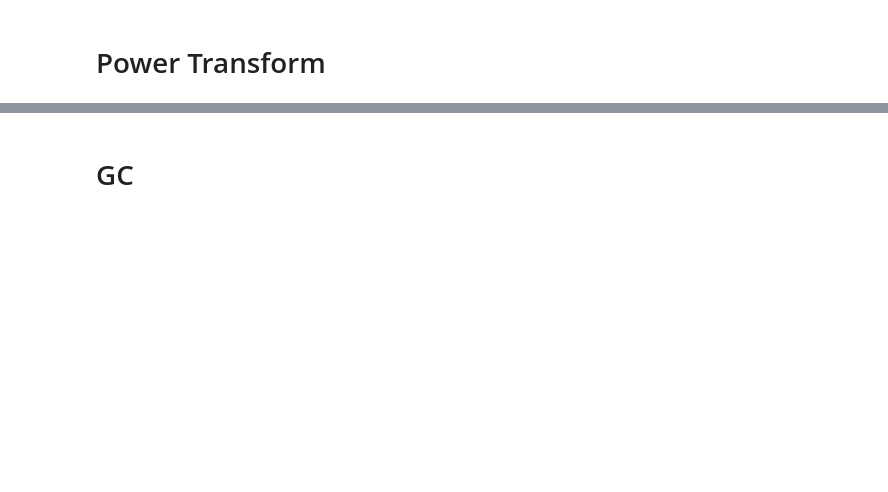
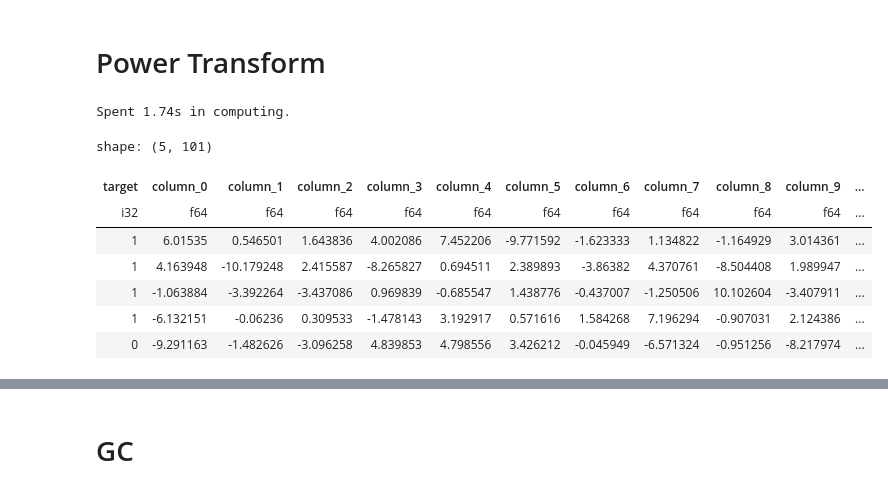
Before and after one commit to abstractqqq/dsds, a Jupyter notebook: examples/dsds_comparisons.ipynb, the cells around one changed output, grey strips where cells are left out. Drawn from its saved outputs; the diff is of its cells as text; code cells hidden in the pictures; blank space fills up the shorter version.

```diff
--- a/examples/dsds_comparisons.ipynb
+++ b/examples/dsds_comparisons.ipynb
@@ -107,7 +356,17 @@ res
 # %%
 # Eager transform.
 start = perf_counter()
-res_eager = t.power_transform(df, target = target, strategy="yeo_johnson")
+res_eager = t.power_transform(df, cols=features, strategy="yeo_johnson")
 end = perf_counter()
 print(f"Spent {end - start:.2f}s in computing.")
 res_eager.head()
+# %% [output]
+Spent 1.74s in computing.
+shape: (5, 101)
+| target | column_0 | column_1 | column_2 | column_3 | column_4 | column_5 | column_6 | column_7 | column_8 | column_9 | ... |
+| i32 | f64 | f64 | f64 | f64 | f64 | f64 | f64 | f64 | f64 | f64 | ... |
+| 1 | 6.01535 | 0.546501 | 1.643836 | 4.002086 | 7.452206 | -9.771592 | -1.623333 | 1.134822 | -1.164929 | 3.014361 | ... |
+| 1 | 4.163948 | -10.179248 | 2.415587 | -8.265827 | 0.694511 | 2.389893 | -3.86382 | 4.370761 | -8.504408 | 1.989947 | ... |
+| 1 | -1.063884 | -3.392264 | -3.437086 | 0.969839 | -0.685547 | 1.438776 | -0.437007 | -1.250506 | 10.102604 | -3.407911 | ... |
+| 1 | -6.132151 | -0.06236 | 0.309533 | -1.478143 | 3.192917 | 0.571616 | 1.584268 | 7.196294 | -0.907031 | 2.124386 | ... |
+| 0 | -9.291163 | -1.482626 | -3.096258 | 4.839853 | 4.798556 | 3.426212 | -0.045949 | -6.571324 | -0.951256 | -8.217974 | ... |
```
Also changed, not shown: parts of 29 cells of this notebook, 6 other files.
